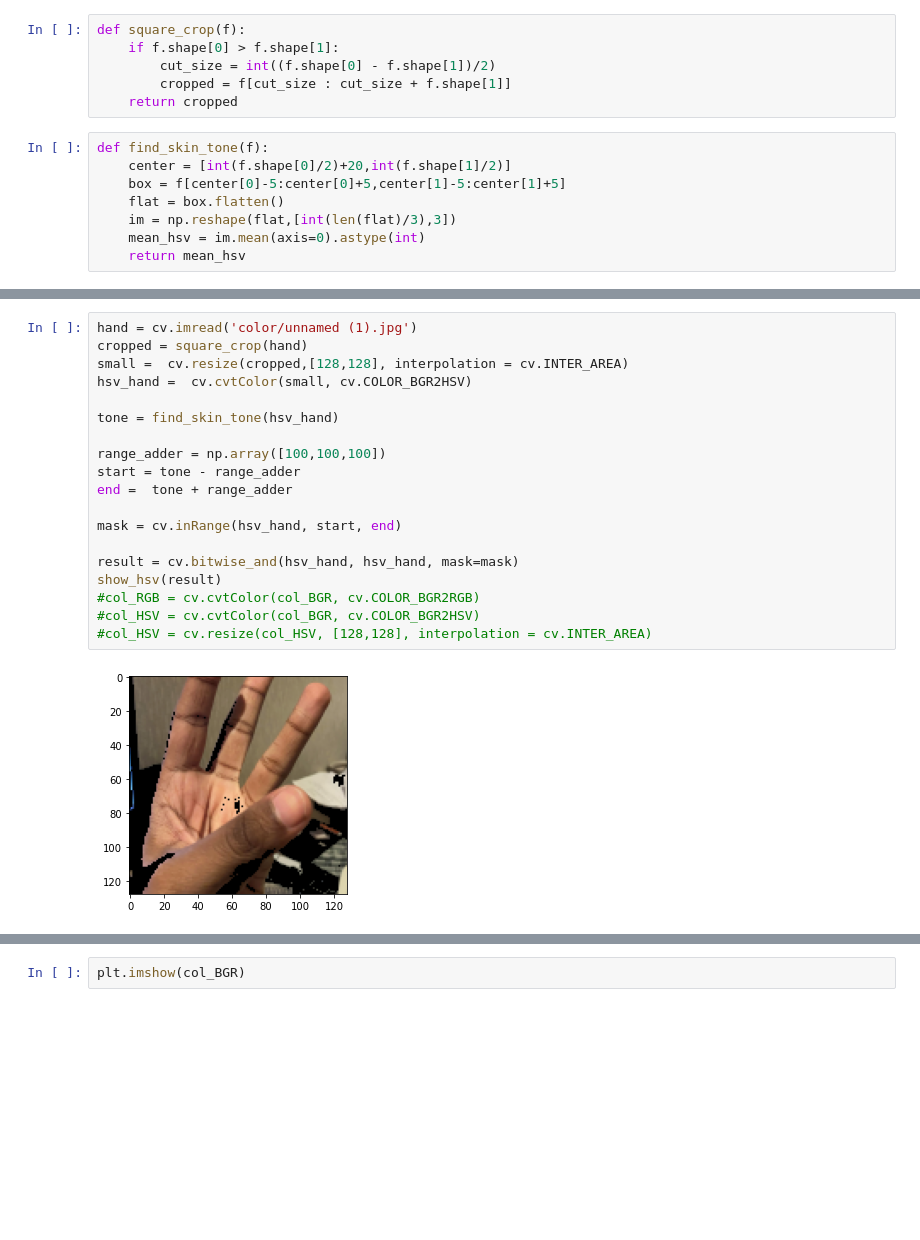
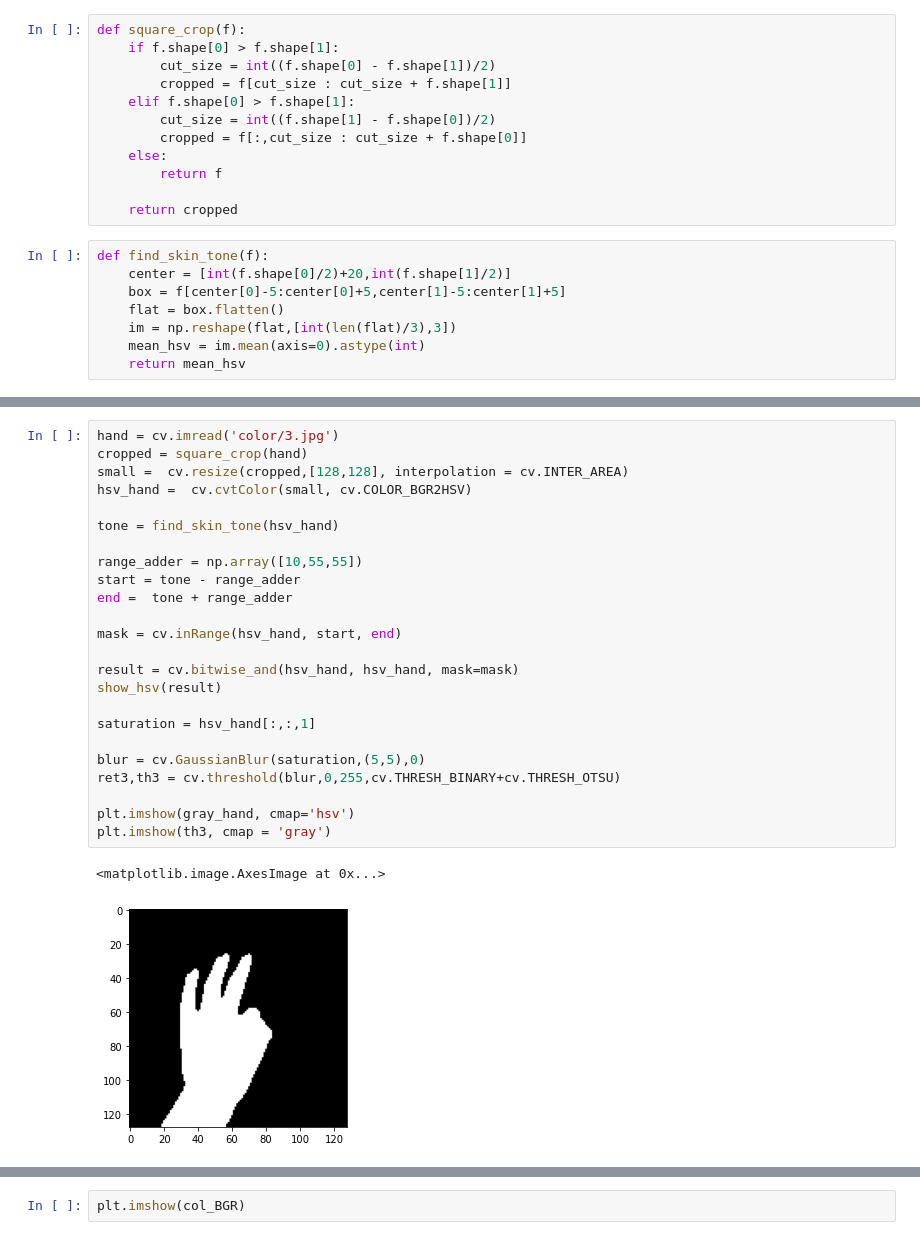
Before and after one commit to ThishenP/finger-counting, a Jupyter notebook: Untitled.ipynb, the cells around one changed output, grey strips where cells are left out. Cells and saved outputs as stored; diff of their text form; blank space fills up the shorter version.

```diff
--- a/Untitled.ipynb
+++ b/Untitled.ipynb
@@ -73,6 +73,12 @@ def square_crop(f):
     if f.shape[0] > f.shape[1]:
         cut_size = int((f.shape[0] - f.shape[1])/2)
         cropped = f[cut_size : cut_size + f.shape[1]]
+    elif f.shape[0] > f.shape[1]:
+        cut_size = int((f.shape[1] - f.shape[0])/2)
+        cropped = f[:,cut_size : cut_size + f.shape[0]]
+    else:
+        return f
+
     return cropped
 # %%
 def find_skin_tone(f):
@@ -85,21 +99,27 @@ def find_skin_tone(f):
 # %%
-hand = cv.imread('color/unnamed (1).jpg')
+hand = cv.imread('color/3.jpg')
 cropped = square_crop(hand)
 small =  cv.resize(cropped,[128,128], interpolation = cv.INTER_AREA)
 hsv_hand =  cv.cvtColor(small, cv.COLOR_BGR2HSV)
 
 tone = find_skin_tone(hsv_hand)
 
-range_adder = np.array([100,100,100])
+range_adder = np.array([10,55,55])
 start = tone - range_adder
 end =  tone + range_adder
 
 mask = cv.inRange(hsv_hand, start, end)
 
 result = cv.bitwise_and(hsv_hand, hsv_hand, mask=mask)
 show_hsv(result)
-#col_RGB = cv.cvtColor(col_BGR, cv.COLOR_BGR2RGB)
-#col_HSV = cv.cvtColor(col_BGR, cv.COLOR_BGR2HSV)
-#col_HSV = cv.resize(col_HSV, [128,128], interpolation = cv.INTER_AREA)
+
+saturation = hsv_hand[:,:,1]
+
+blur = cv.GaussianBlur(saturation,(5,5),0)
+ret3,th3 = cv.threshold(blur,0,255,cv.THRESH_BINARY+cv.THRESH_OTSU)
+
+plt.imshow(gray_hand, cmap='hsv')
+plt.imshow(th3, cmap = 'gray')
 # %% [output]
+<matplotlib.image.AxesImage at 0x...>
-[figure, old version]
+[figure, new version]
```
Also changed, not shown: parts of 3 cells of this notebook.
